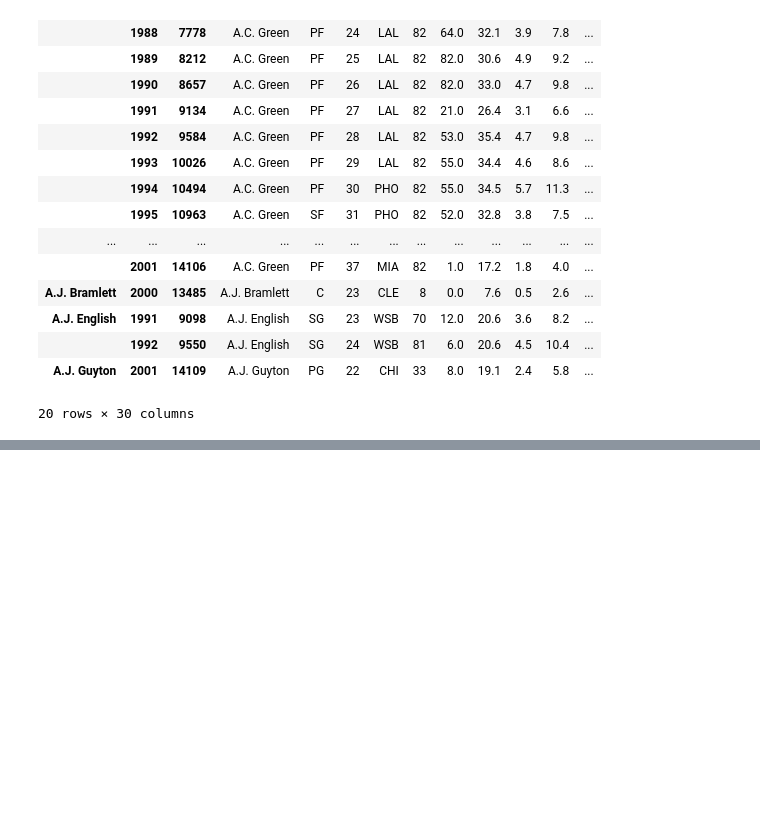
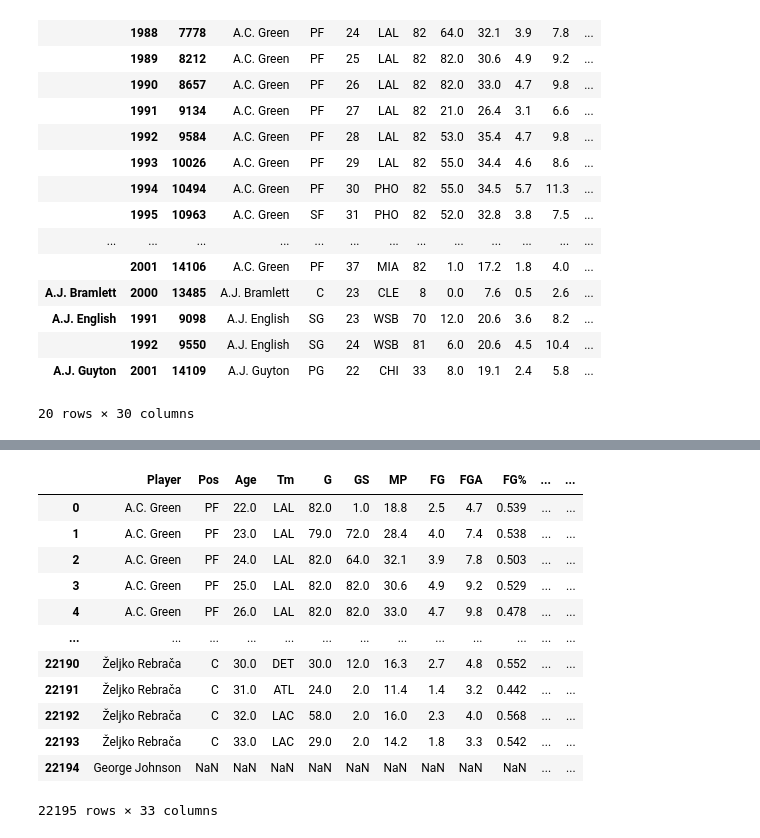
Before and after one commit to param10/NBa_MVP_Prediction, a Jupyter notebook: Cleaning&Analysis.ipynb, the cells around one changed output, grey strips where cells are left out. Cells and saved outputs as stored; diff of their text form; code cells hidden in the pictures; blank space fills up the shorter version.

```diff
--- a/Cleaning&Analysis.ipynb
+++ b/Cleaning&Analysis.ipynb
@@ -122,0 +173,17 @@ players.head(20)
+# %%
+combined_data[["Pts Won", "Pts Max", "Share"]] = combined_data[["Pts Won", "Pts Max", "Share"]].fillna(0)
+combined_data
+# %% [output]
+|  | Player | Pos | Age | Tm | G | GS | MP | FG | FGA | FG% | ... | ... |
+| 0 | A.C. Green | PF | 22.0 | LAL | 82.0 | 1.0 | 18.8 | 2.5 | 4.7 | 0.539 | ... | ... |
+| 1 | A.C. Green | PF | 23.0 | LAL | 79.0 | 72.0 | 28.4 | 4.0 | 7.4 | 0.538 | ... | ... |
+| 2 | A.C. Green | PF | 24.0 | LAL | 82.0 | 64.0 | 32.1 | 3.9 | 7.8 | 0.503 | ... | ... |
+| 3 | A.C. Green | PF | 25.0 | LAL | 82.0 | 82.0 | 30.6 | 4.9 | 9.2 | 0.529 | ... | ... |
+| 4 | A.C. Green | PF | 26.0 | LAL | 82.0 | 82.0 | 33.0 | 4.7 | 9.8 | 0.478 | ... | ... |
+| ... | ... | ... | ... | ... | ... | ... | ... | ... | ... | ... | ... | ... |
+| 22190 | Željko Rebrača | C | 30.0 | DET | 30.0 | 12.0 | 16.3 | 2.7 | 4.8 | 0.552 | ... | ... |
+| 22191 | Željko Rebrača | C | 31.0 | ATL | 24.0 | 2.0 | 11.4 | 1.4 | 3.2 | 0.442 | ... | ... |
+| 22192 | Željko Rebrača | C | 32.0 | LAC | 58.0 | 2.0 | 16.0 | 2.3 | 4.0 | 0.568 | ... | ... |
+| 22193 | Željko Rebrača | C | 33.0 | LAC | 29.0 | 2.0 | 14.2 | 1.8 | 3.3 | 0.542 | ... | ... |
+| 22194 | George Johnson | NaN | NaN | NaN | NaN | NaN | NaN | NaN | NaN | NaN | ... | ... |
+22195 rows × 33 columns
```
Also changed, not shown: parts of 3 cells of this notebook.
